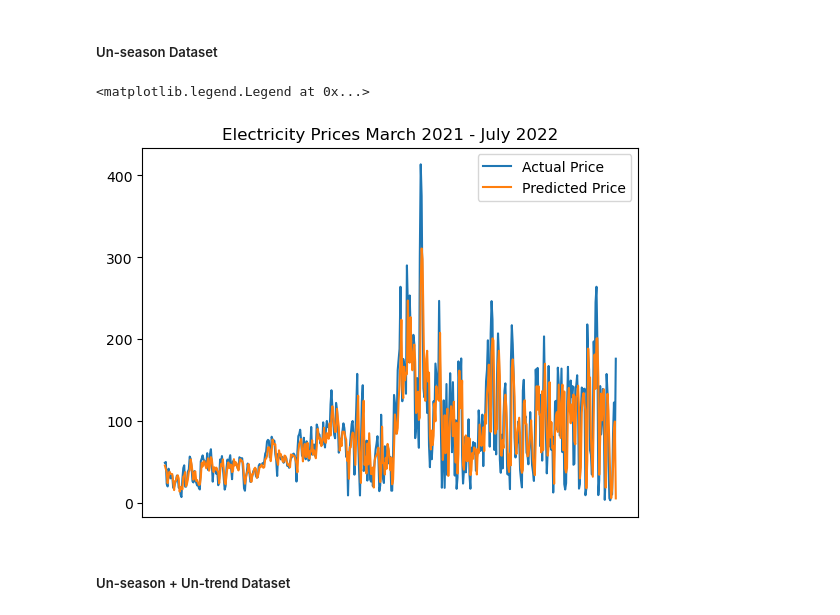
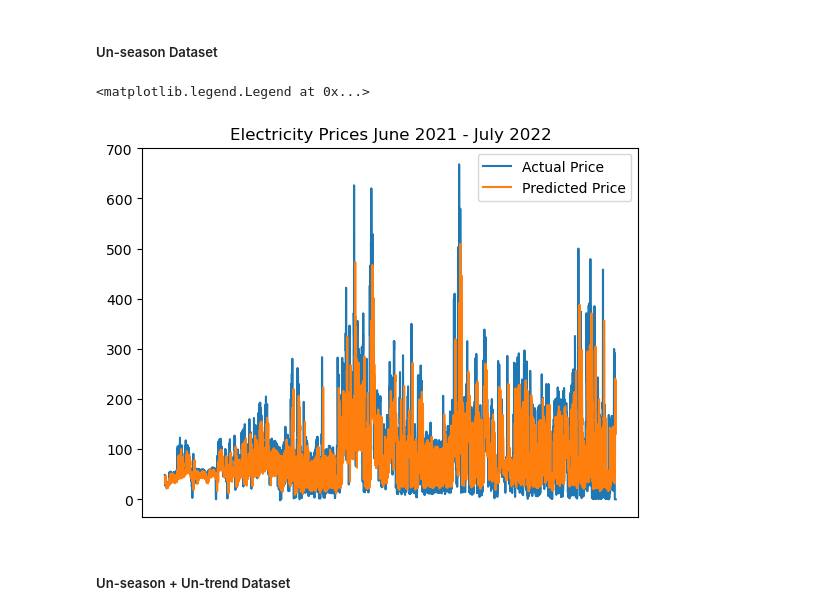
Before and after one commit to Joagai23/EPF, a Jupyter notebook: EPF - Linear Regression.ipynb, the cells around one changed output. Cells and saved outputs as stored; diff of their text form; code cells hidden in the pictures.

```diff
--- a/EPF - Linear Regression.ipynb
+++ b/EPF - Linear Regression.ipynb
@@ -200,8 +204,5 @@ def nested_cross_validation(df, n_splits = 3):
 # %% [markdown]
 ##### Un-season Dataset
 # %%
-yTest_epf, YPredict_epf = nested_cross_validation(epf, n_splits = 2)
-print("    Mean Absolute Error:", metrics.mean_absolute_error(yTest_epf, YPredict_epf))
-print("    Mean Absolute Percentage Error:", metrics.mean_absolute_percentage_error(yTest_epf, YPredict_epf))
-print("    Root Mean Squared Error:", np.sqrt(metrics.mean_squared_error(yTest_epf, YPredict_epf)))
+yTest_epf, YPredict_epf = nested_cross_validation(epf, n_splits = 3)
 # %% [output]
@@ -228,19 +240,19 @@ Training: 2017-03-04 -- 2019-11-12 , Cv: 2019-11-13 -- 2021-03-17 , Test: 2021-0
 # %% [markdown]
 ##### Un-season Dataset
 # %%
-yTest_epf = yTest_epf.reset_index()['SE3']
+yTest_epf = yTest_epf.reset_index()['SE3(+24)']
 # %%
 fig = plt.figure()
 
 plt.plot(yTest_epf)
 plt.plot(YPredict_epf)
 plt.grid(False)
 plt.xticks([])
 
-plt.title('Electricity Prices March 2021 - July 2022')
+plt.title('Electricity Prices June 2021 - July 2022')
 plt.legend(['Actual Price', 'Predicted Price'])
 # %% [output]
 <matplotlib.legend.Legend at 0x...>
-[figure, old version]
+[figure, new version]
 # %% [markdown]
 ##### Un-season + Un-trend Dataset
```
Also changed, not shown: parts of 22 cells of this notebook, 1 other file.
